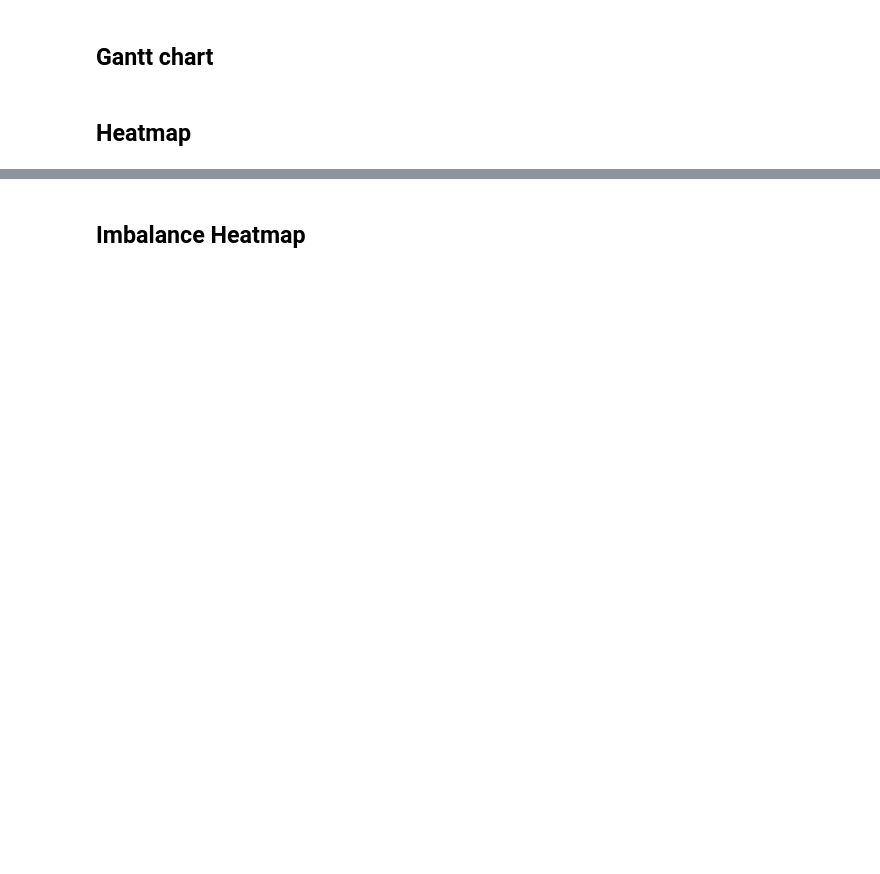
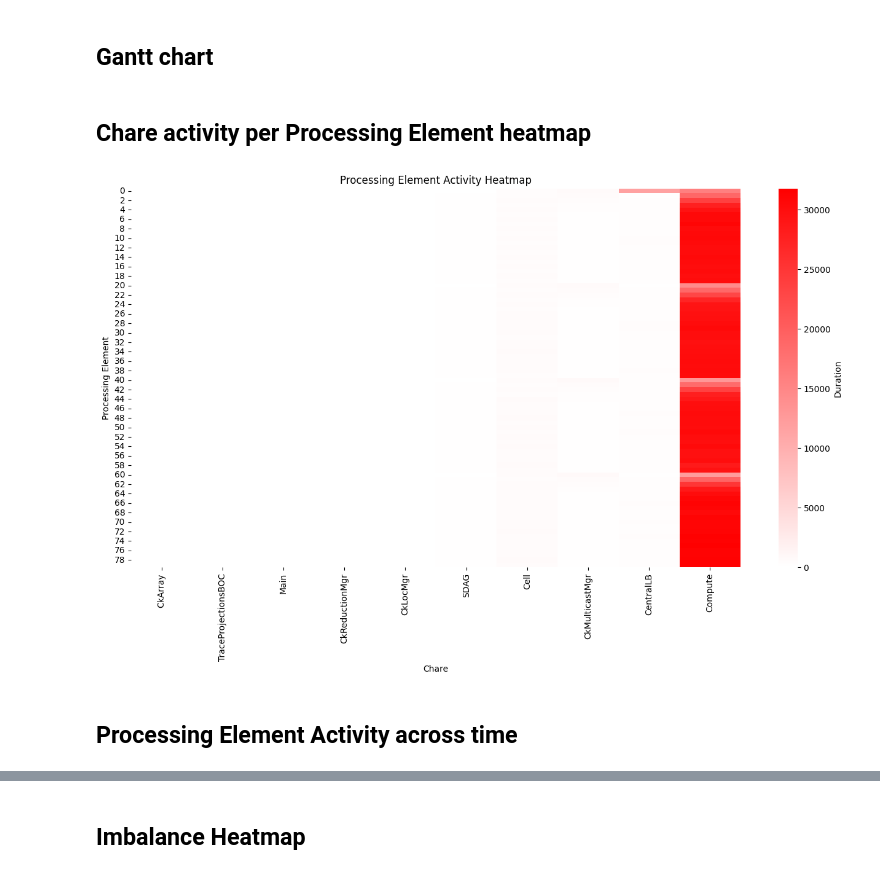
Before and after one commit to caschb/charmvz, a Jupyter notebook: Visualization workflow.ipynb, the cells around one changed output, grey strips where cells are left out. Drawn from its saved outputs; the diff is of its cells as text; code cells hidden in the pictures; blank space fills up the shorter version.

```diff
--- a/Visualization workflow.ipynb
+++ b/Visualization workflow.ipynb
@@ -70,8 +76,33 @@ for row in df_computes.iter_rows():
         edgecolor='black'
     )
     # ax.text(row['Start'], pe_to_y[row['Processing Element']] + 0.1, row['Chare'], fontsize=8)
+# %% [markdown]
+## Chare activity per Processing Element heatmap
+# %%
+agg_pe_chare_df = df.group_by(["Processing Element", "Chare"]).\
+    agg(pl.sum("Duration") * 0.001).\
+        sort(["Processing Element", "Duration"])
+# %%
+heatmap_pe_chare_df = agg_pe_chare_df.pivot(index="Processing Element", on="Chare", values="Duration")
+heatmap_pe_chare_df = heatmap_pe_chare_df.drop("Processing Element") # This gets added as a column after the pivot, but we don't need it
+# %%
+fig = plt.figure(figsize=(16, 8))
+ax = sns.heatmap(
+    heatmap_pe_chare_df,
+    cmap=custom_cmap,
+    # cmap=custom_cmap,  # or "magma", "coolwarm", etc.
+    cbar_kws={'label': 'Duration'},
+    linecolor='none',
+    xticklabels=heatmap_pe_chare_df.columns
+)
+ax.set_title("Processing Element Activity Heatmap")
+ax.set_xlabel("Chare")
+ax.set_ylabel("Processing Element")
+fig.savefig("Output.png")
+# %% [output]
+[figure, added]
 # %% [markdown]
-## Heatmap
+## Processing Element Activity across time
 # %%
 bin_size = 1_000_000.0
 
```
Also changed, not shown: parts of 8 cells of this notebook.
